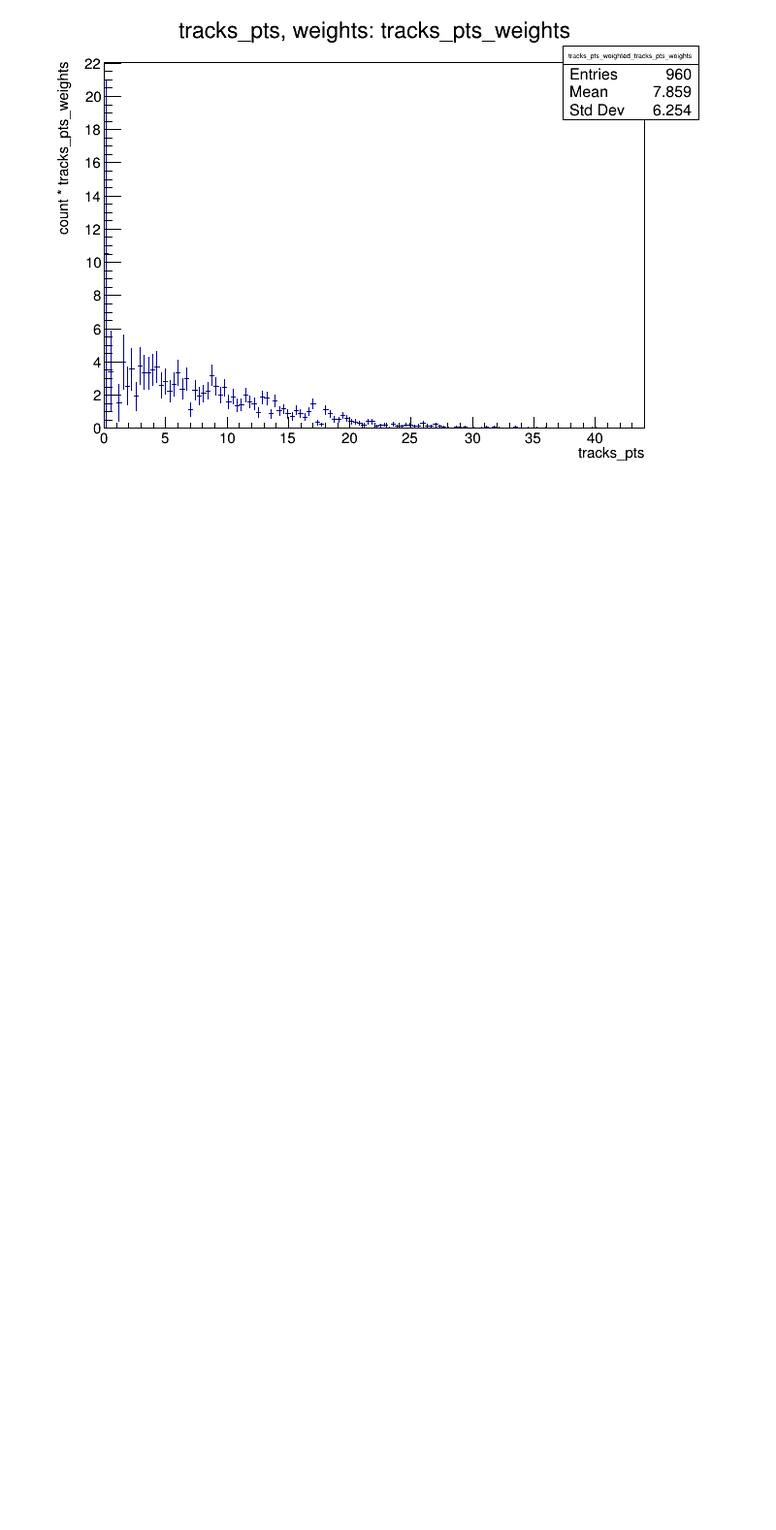
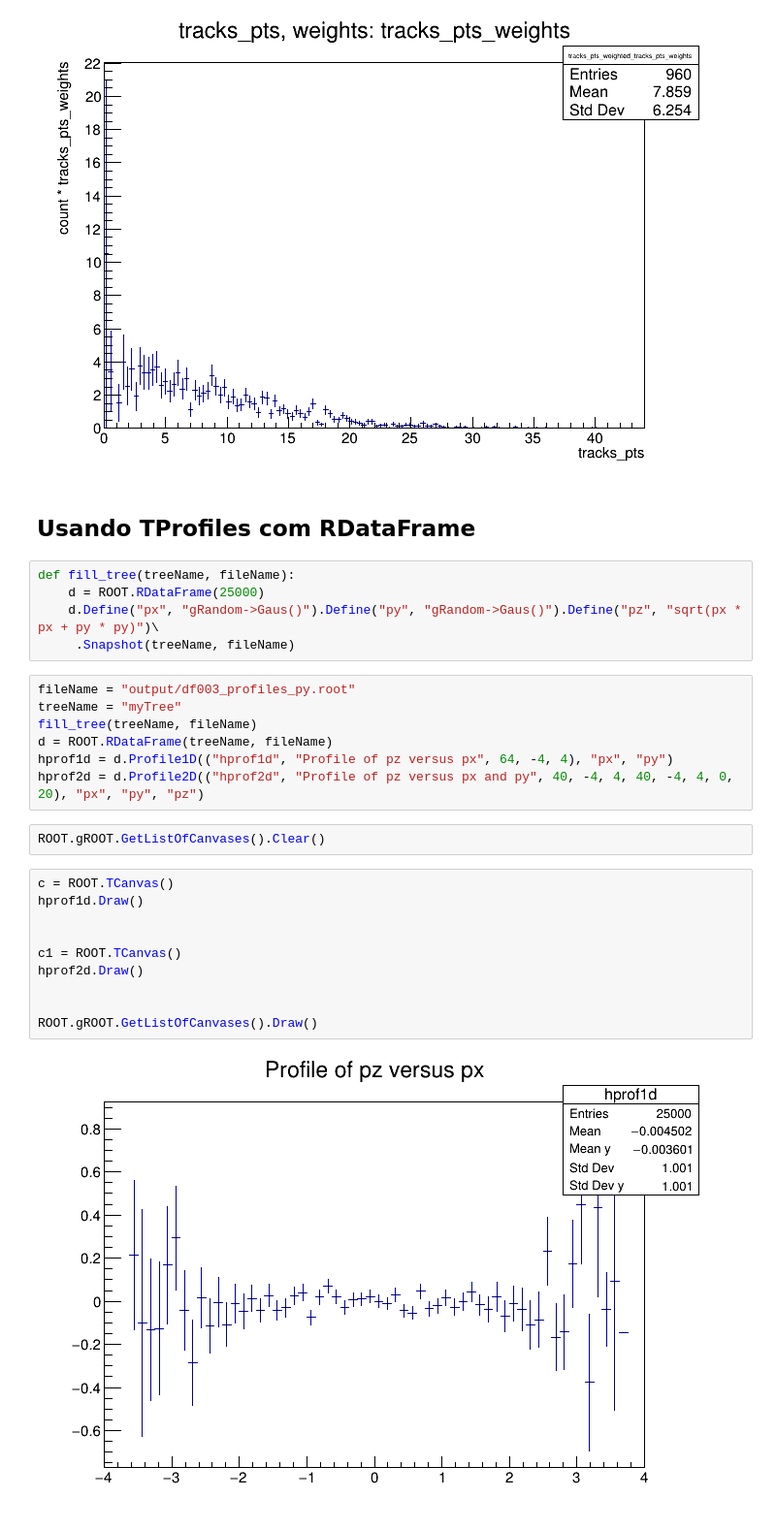
Before and after one commit to gabriels3t/Aprendendo-Cern-Root, a Jupyter notebook: main.ipynb, the cells around one changed output. Shown at 97% size. Drawn from its saved outputs; the diff is of its cells as text; blank space fills up the shorter version.

Commit message:
Tprofiles com RDataFrame

```diff
--- a/main.ipynb
+++ b/main.ipynb
@@ -643,3 +662,31 @@ ROOT.gROOT.GetListOfCanvases().Draw()
 [figure]
 [figure]
 [figure]
+# %% [markdown]
+## Usando TProfiles com RDataFrame
+# %%
+def fill_tree(treeName, fileName):
+    d = ROOT.RDataFrame(25000)
+    d.Define("px", "gRandom->Gaus()").Define("py", "gRandom->Gaus()").Define("pz", "sqrt(px * px + py * py)")\
+     .Snapshot(treeName, fileName)
+# %%
+fileName = "output/df003_profiles_py.root"
+treeName = "myTree"
+fill_tree(treeName, fileName)
+d = ROOT.RDataFrame(treeName, fileName)
+hprof1d = d.Profile1D(("hprof1d", "Profile of pz versus px", 64, -4, 4), "px", "py")
+hprof2d = d.Profile2D(("hprof2d", "Profile of pz versus px and py", 40, -4, 4, 40, -4, 4, 0, 20), "px", "py", "pz")
+# %%
+ROOT.gROOT.GetListOfCanvases().Clear()
+# %%
+c = ROOT.TCanvas()
+hprof1d.Draw()
+
+
+c1 = ROOT.TCanvas()
+hprof2d.Draw()
+
+
+ROOT.gROOT.GetListOfCanvases().Draw()
+# %% [output]
+[figure, added]
```
Also changed, not shown: parts of 13 cells of this notebook, 7 other files.
